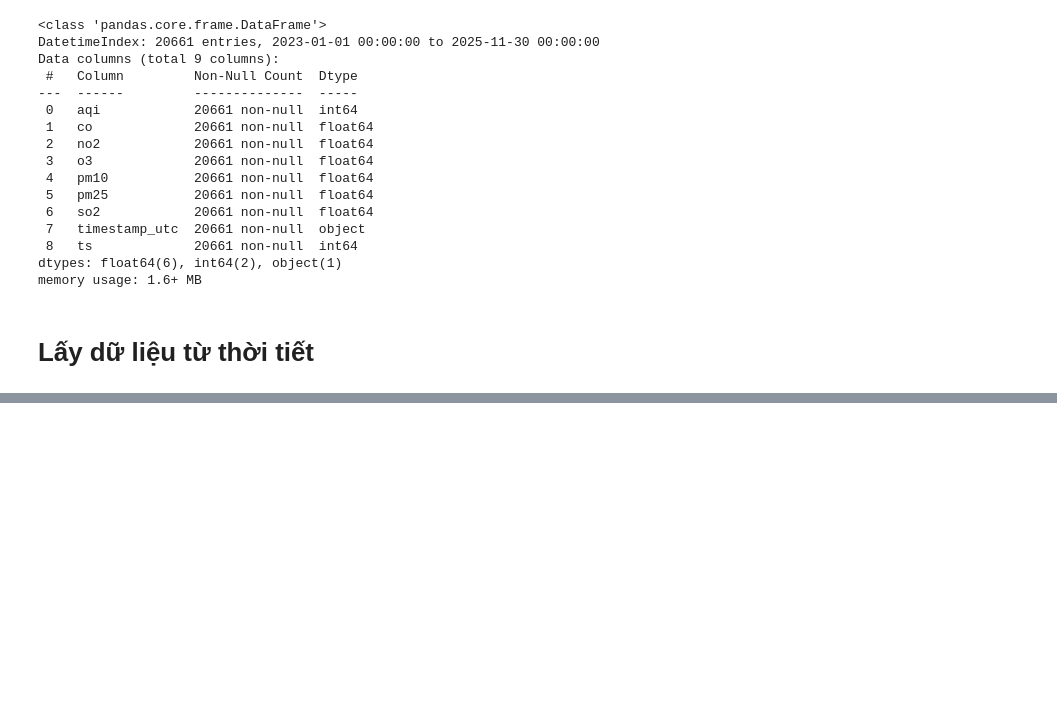
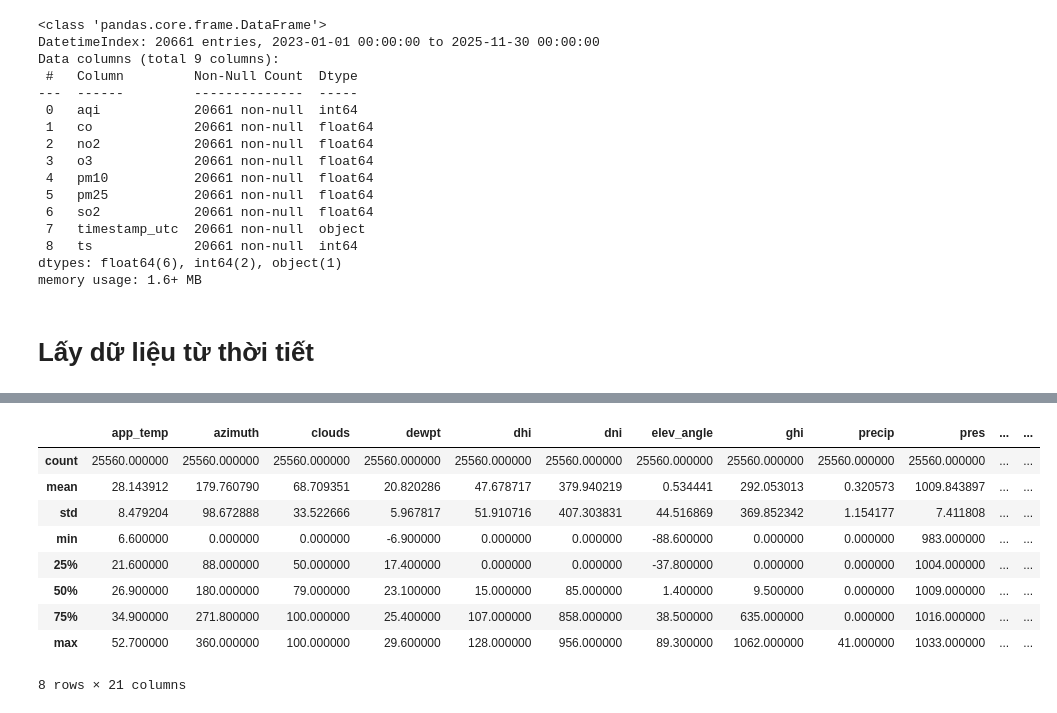
Before and after one commit to son3005/air-quality-forecasting, a Jupyter notebook: crawl-data.ipynb, the cells around one changed output, grey strips where cells are left out. Saved outputs shown, nothing was run; the diff lists cells and outputs as text; code cells hidden in the pictures; blank space fills up the shorter version.

Commit message:
update: tải lại phần data base của Hà Nội

```diff
--- a/crawl-data.ipynb
+++ b/crawl-data.ipynb
@@ -93,41 +93,49 @@ memory usage: 1.6+ MB
 # %% [markdown]
 # Lấy dữ liệu từ thời tiết
 # %%
-API_KEY = "970fcc7ba75842cabe211d3f49feecd4"
+API_KEY = "aef4062bcda94e7bb3f98775d2761fa8"
 BASE_URL_HOURLY = "https://api.weatherbit.io/v2.0/history/hourly"
-LAT = 10.047264
-LON = 105.768115
-START_DATE = datetime(2023, 1, 1)
-END_DATE = datetime(2025, 12, 1)
-FORMAT_DATE = "%Y-%m-%d"
-all_data_weather_hourly = []
+## 21.042330, 105.845253
+LAT = 21.042330
+LON = 105.845253
 # %%
 
+from dateutil.relativedelta import relativedelta
+START_DATE = datetime(2023, 1, 1)
+END_DATE = datetime(2025, 12, 1)
+
+all_data_weather_hourly = []
 current = START_DATE
+
 while current < END_DATE:
-    block_end = current + timedelta(days=29)
+    # 👉 cộng 1 tháng
+    block_end = current + relativedelta(months=1)
+
     if block_end > END_DATE:
         block_end = END_DATE
+
     params = {
         "lat": LAT,
         "lon": LON,
         "start_date": current.strftime("%Y-%m-%d"),
         "end_date": block_end.strftime("%Y-%m-%d"),
-        "tz":"local",
-        "units":"M",
         "key": API_KEY
     }
-    print(f"Fetching hourly data from {params['start_date']} to {params['end_date']}")
+
+    print(f"Fetching data from {params['start_date']} to {params['end_date']}")
     response = requests.get(BASE_URL_HOURLY, params=params)
+
     if response.status_code == 200:
         json_data = response.json()
         if json_data.get("data"):
             all_data_weather_hourly.extend(json_data["data"])
+            print(f"Fetched {len(json_data['data'])} records")
         else:
-            print(f"No hourly data found for the period {params['start_date']} to {params['end_date']}")
+            print("No data found for this period")
     else:
-        print(f"Failed to fetch data: {response.status_code}")
+        print(f"Failed: {response.status_code} - {response.text}")
         break
 
-    current = block_end + timedelta(days=1)
+    # 👉 sang tháng tiếp theo (KHÔNG cộng thêm lần nữa)
+    current = block_end
     time.sleep(7)
@@ -133,0 +160,15 @@ while current < END_DATE:
+# %%
+df_weather_hourly = pd.DataFrame(all_data_weather_hourly)
+df_weather_hourly.to_csv("weather_hourly_HN.csv", index=False)
+df_weather_hourly.describe()
+# %% [output]
+|  | app_temp | azimuth | clouds | dewpt | dhi | dni | elev_angle | ghi | precip | pres | ... | ... |
+| count | 25560.000000 | 25560.000000 | 25560.000000 | 25560.000000 | 25560.000000 | 25560.000000 | 25560.000000 | 25560.000000 | 25560.000000 | 25560.000000 | ... | ... |
+| mean | 28.143912 | 179.760790 | 68.709351 | 20.820286 | 47.678717 | 379.940219 | 0.534441 | 292.053013 | 0.320573 | 1009.843897 | ... | ... |
+| std | 8.479204 | 98.672888 | 33.522666 | 5.967817 | 51.910716 | 407.303831 | 44.516869 | 369.852342 | 1.154177 | 7.411808 | ... | ... |
+| min | 6.600000 | 0.000000 | 0.000000 | -6.900000 | 0.000000 | 0.000000 | -88.600000 | 0.000000 | 0.000000 | 983.000000 | ... | ... |
+| 25% | 21.600000 | 88.000000 | 50.000000 | 17.400000 | 0.000000 | 0.000000 | -37.800000 | 0.000000 | 0.000000 | 1004.000000 | ... | ... |
+| 50% | 26.900000 | 180.000000 | 79.000000 | 23.100000 | 15.000000 | 85.000000 | 1.400000 | 9.500000 | 0.000000 | 1009.000000 | ... | ... |
+| 75% | 34.900000 | 271.800000 | 100.000000 | 25.400000 | 107.000000 | 858.000000 | 38.500000 | 635.000000 | 0.000000 | 1016.000000 | ... | ... |
+| max | 52.700000 | 360.000000 | 100.000000 | 29.600000 | 128.000000 | 956.000000 | 89.300000 | 1062.000000 | 41.000000 | 1033.000000 | ... | ... |
+8 rows × 21 columns
```
Also changed, not shown: parts of 3 cells of this notebook, 4 other files.
